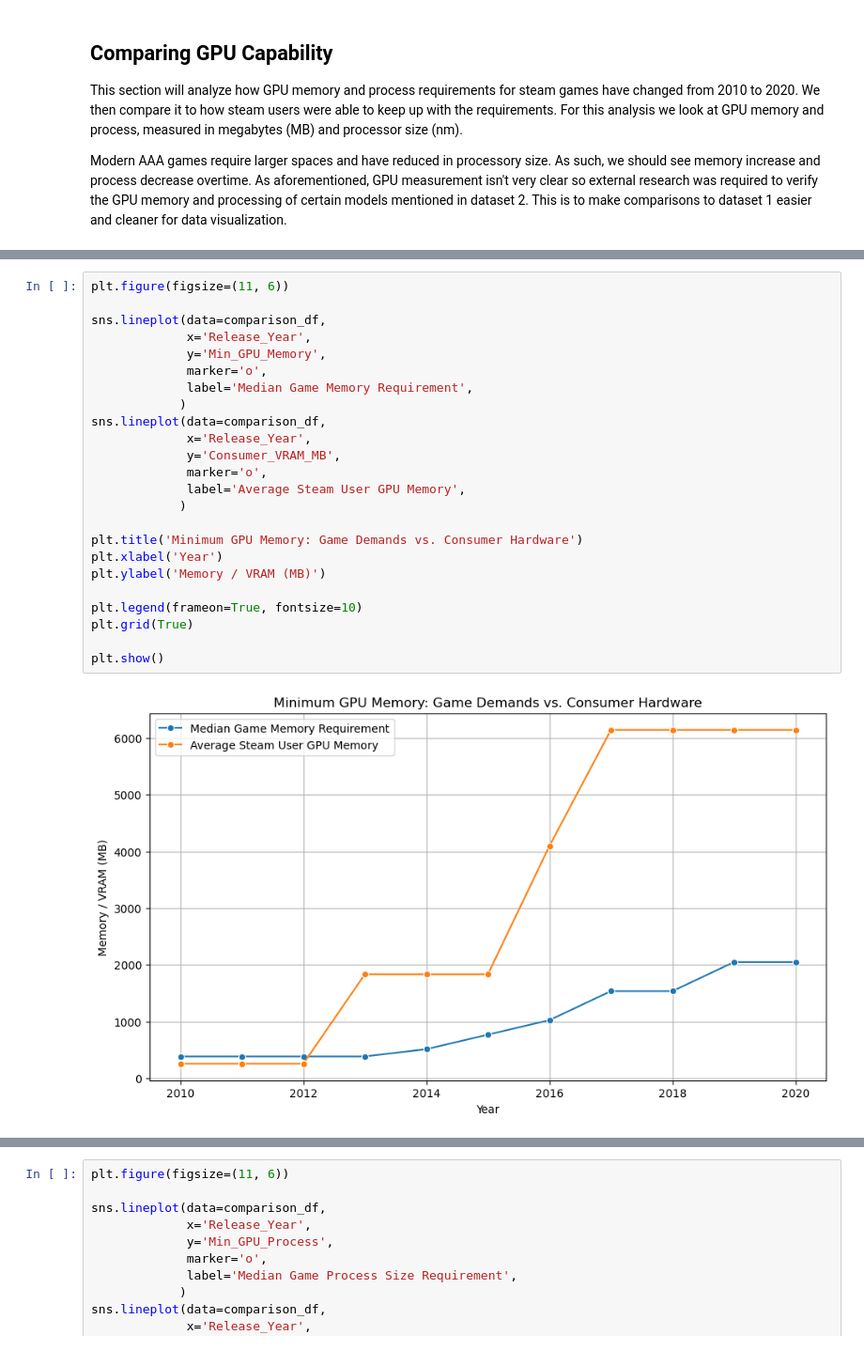
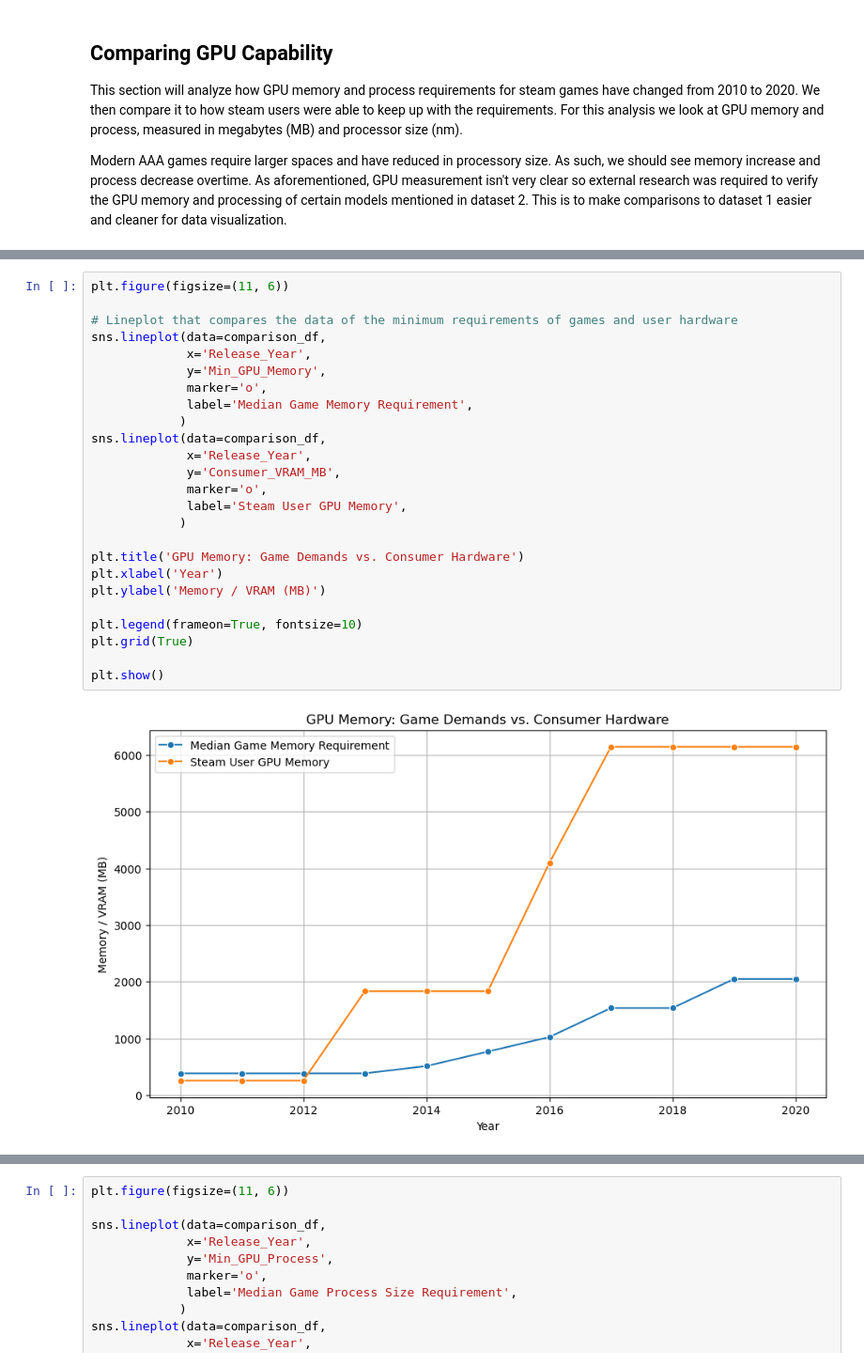
Before and after one commit to COGS108/Group-SP26-081, a Jupyter notebook: 02-EDACheckpoint.ipynb, the cells around one changed output, grey strips where cells are left out. Shown at 94% size. Saved outputs shown, nothing was run; the diff lists cells and outputs as text.

Commit message:
fixed data visualizations and descriptions

```diff
--- a/02-EDACheckpoint.ipynb
+++ b/02-EDACheckpoint.ipynb
@@ -684,26 +721,27 @@ description
 # %%
 plt.figure(figsize=(11, 6))
 
+# Lineplot that compares the data of the minimum requirements of games and user hardware
 sns.lineplot(data=comparison_df,
              x='Release_Year',
              y='Min_GPU_Memory',
              marker='o',
              label='Median Game Memory Requirement',
             )
 sns.lineplot(data=comparison_df,
              x='Release_Year',
              y='Consumer_VRAM_MB',
              marker='o',
-             label='Average Steam User GPU Memory',
+             label='Steam User GPU Memory',
             )
 
-plt.title('Minimum GPU Memory: Game Demands vs. Consumer Hardware')
+plt.title('GPU Memory: Game Demands vs. Consumer Hardware')
 plt.xlabel('Year')
 plt.ylabel('Memory / VRAM (MB)')
 
 plt.legend(frameon=True, fontsize=10)
 plt.grid(True)
 
 plt.show()
 # %% [output]
-[figure, old version]
+[figure, new version]
```
Also changed, not shown: parts of 8 cells of this notebook.
